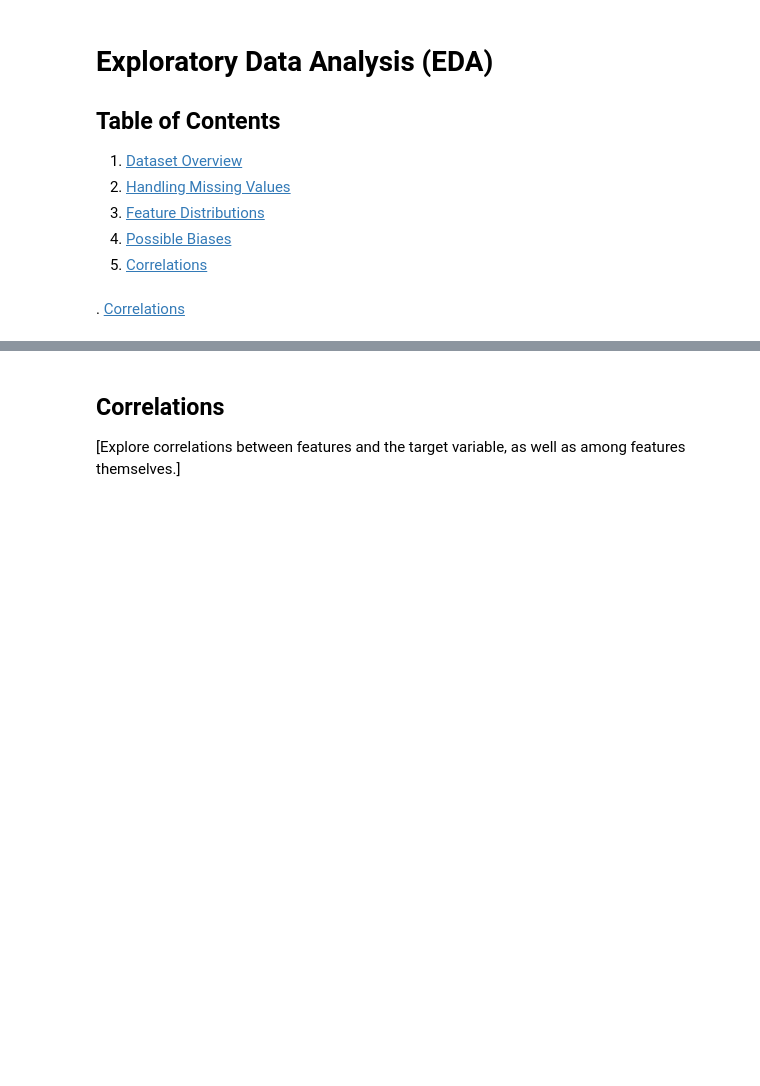
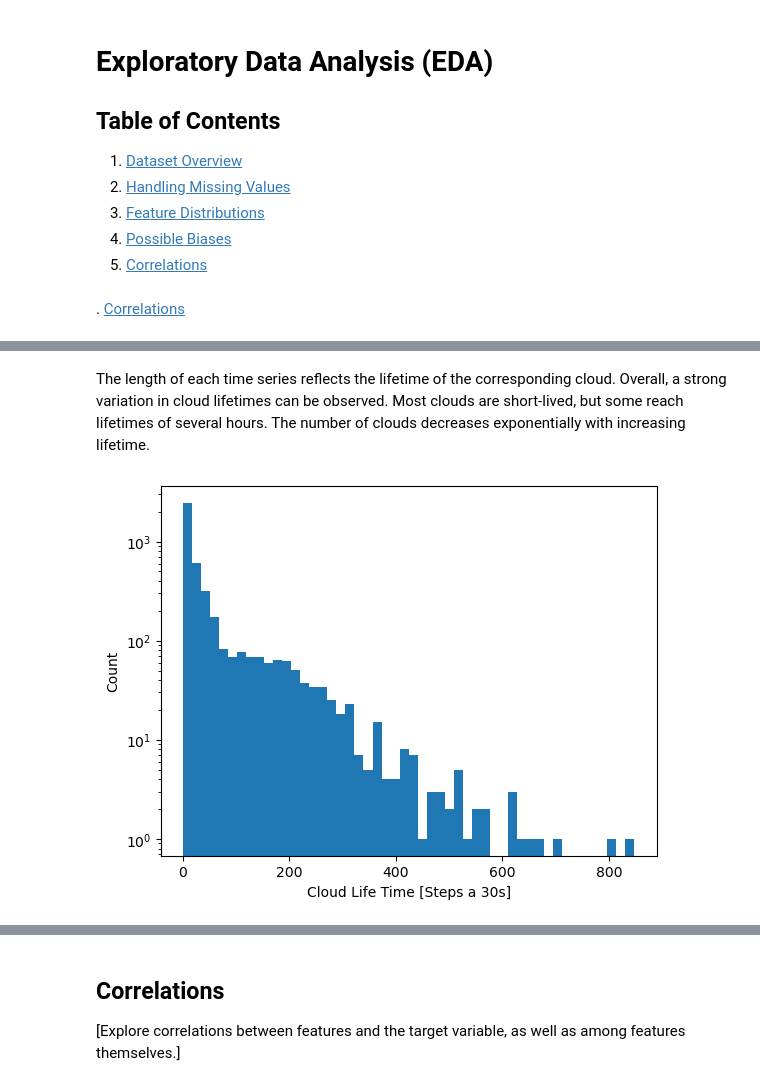
Before and after one commit to thorsten789/hurricane_cloud_prediction, a Jupyter notebook: 1_DatasetCharacteristics/exploratory_data_analysis.ipynb, the cells around one changed output, grey strips where cells are left out. Cells and saved outputs as stored; diff of their text form; code cells hidden in the pictures; blank space fills up the shorter version.

```diff
--- a/1_DatasetCharacteristics/exploratory_data_analysis.ipynb
+++ b/1_DatasetCharacteristics/exploratory_data_analysis.ipynb
@@ -100,0 +54,6 @@ plt.show()
+# %%
+path = "../../cells"
+files = glob.glob(os.path.join(path, "cell_*.csv"))
+
+cells = [pd.read_csv(csv) for csv in sorted(files)]
+cells[0]
@@ -100,0 +74,13 @@ plt.show()
+# %% [markdown]
+The length of each time series reflects the lifetime of the corresponding cloud. Overall, a strong variation in cloud lifetimes can be observed. Most clouds are short-lived, but some reach lifetimes of several hours. The number of clouds decreases exponentially with increasing lifetime.
+# %%
+length = [len(cell) for cell in cells]
+
+# Histogram plotten
+plt.hist(length, bins=50)
+plt.xlabel("Cloud Life Time [Steps a 30s]")
+plt.ylabel("Count")
+plt.yscale("log")
+plt.show()
+# %% [output]
+[figure, added]
```
Also changed, not shown: parts of 18 cells of this notebook.
